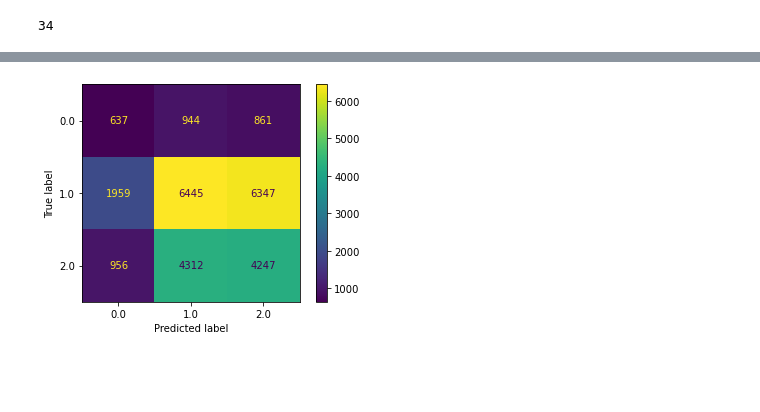
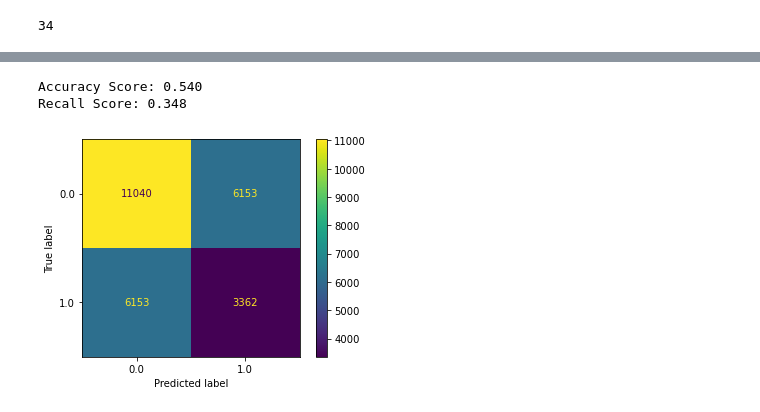
Before and after one commit to petercvuong/Phase-3-Project, a Jupyter notebook: Project 3 Notebook.ipynb, the cells around one changed output, grey strips where cells are left out. Drawn from its saved outputs; the diff is of its cells as text; code cells hidden in the pictures; blank space fills up the shorter version.

```diff
--- a/Project 3 Notebook.ipynb
+++ b/Project 3 Notebook.ipynb
@@ -154,6 +154,14 @@ def OHE(X_train, categories):
 #    x_test.reset_index(drop=True, inplace=True)
     x_train_df = X_train.drop(categories, axis = 1).join(x_train_cat)
     return x_train_df
+
+def confusion_and_metrics(model, X_test, y_test, y_pred):
+    # Accuracy Score
+    print(f"Accuracy Score: {model.score(X_test, y_test):.3f}")
+    # Recall Score
+    print(f"Recall Score: {recall_score(y_test, y_pred):.3f}")
+    # Plot confusion matrix for visualization
+    plot_confusion_matrix(model, X_test, y_test);
 # %%
 X_train
 # %% [output]
@@ -500,6 +524 @@ pd.DataFrame(gs.cv_results_)
 160 rows × 16 columns
-# %%
-# Plotted confusion matrix for easier visualization of our predictions of our target variable.
-plot_confusion_matrix(dt, ohe_test_df, y_test);
-# %% [output]
-[figure, removed]
@@ -505,0 +527,7 @@ plot_confusion_matrix(dt, ohe_test_df, y_test);
+# %%
+# Called function and printed out confusion and printed out Accuracy/Recall Score for DummyClassifier
+confusion_and_metrics(dummy, ohe_test_df, y_test, y_test_pred)
+# %% [output]
+Accuracy Score: 0.540
+Recall Score: 0.348
+[figure, added]
```
Also changed, not shown: parts of 15 cells of this notebook.
